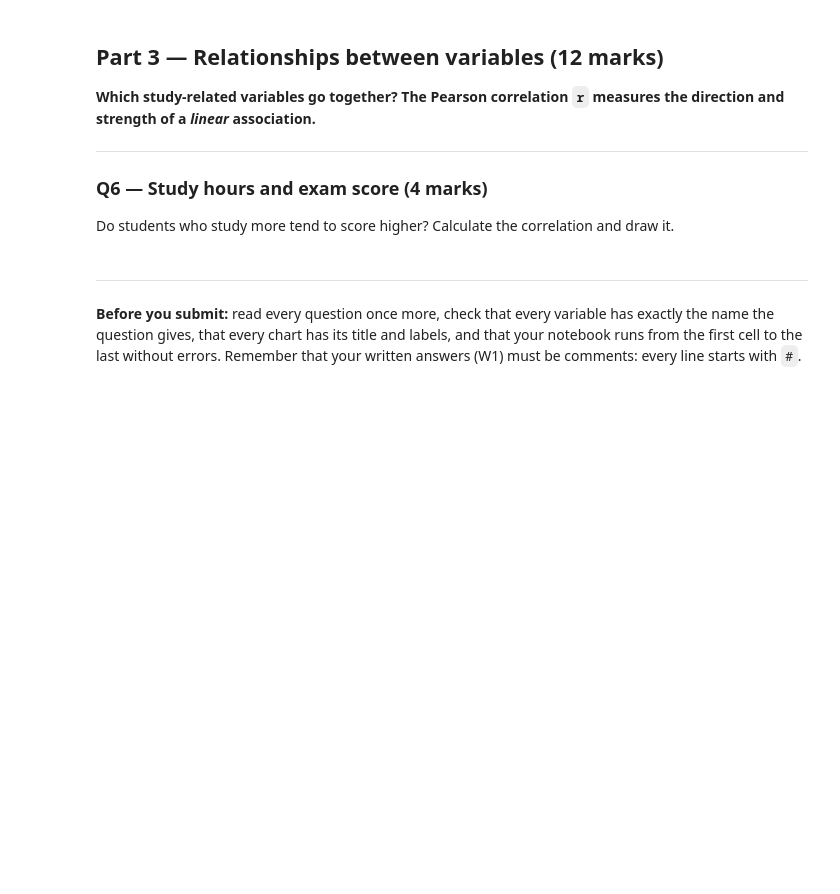
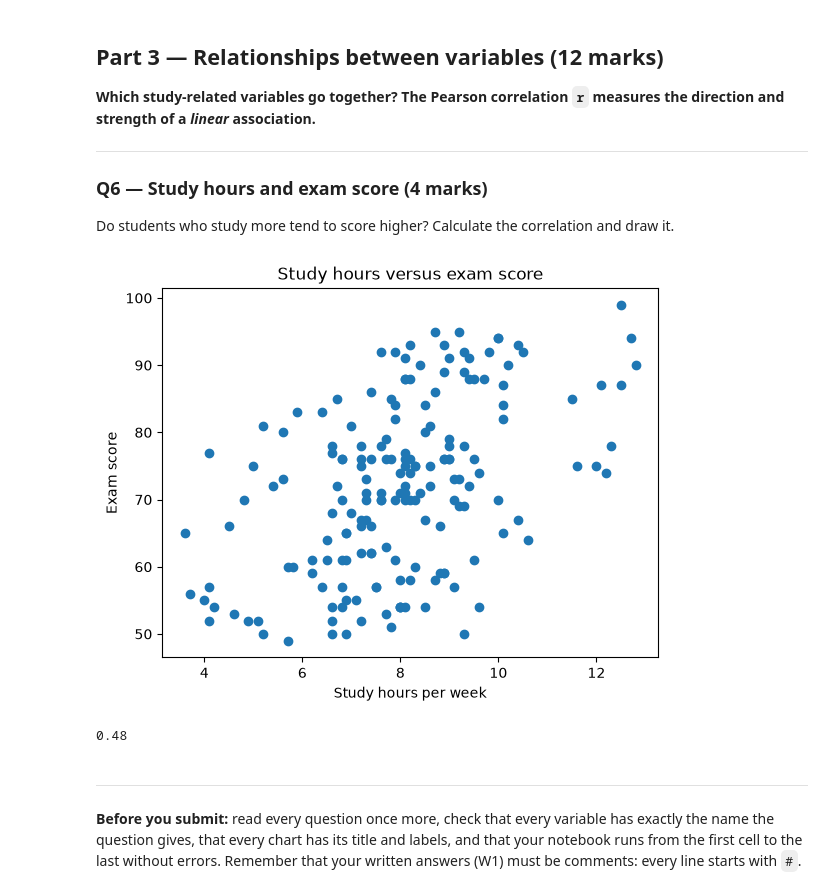
Before and after one commit to Abdullah-AlShamsi/Data-Analysis-and-Visualization, a Jupyter notebook: lab5_mini_project4/MiniProject4_B1_StudentID.ipynb, the cells around one changed output. Saved outputs shown, nothing was run; the diff lists cells and outputs as text; code cells hidden in the pictures; blank space fills up the shorter version.

```diff
--- a/lab5_mini_project4/MiniProject4_B1_StudentID.ipynb
+++ b/lab5_mini_project4/MiniProject4_B1_StudentID.ipynb
@@ -259,8 +262,21 @@ Do students who study more tend to score higher? Calculate the correlation and d
 # %%
 # TODO (6.1): Calculate the Pearson correlation between the Study_Hours column and the Exam_Score column of clean -> study_r
 # TODO (6.2): Draw a scatter plot of Study_Hours (x axis) against Exam_Score (y axis), with the title "Study hours versus exam score", the x label "Study hours per week" and the y label "Exam score", and show it using plt.show()
 # TODO (6.3): Print study_r rounded to 3 decimal places
 # === Write your answer here: ===
+study_r = clean['Study_Hours'].corr(clean['Exam_Score'])
+
+plt.scatter(clean['Study_Hours'], clean['Exam_Score'])
+plt.title("Study hours versus exam score")
+plt.xlabel("Study hours per week")
+plt.ylabel("Exam score")
+plt.show()
+
+
+print(round(study_r, 3))
+# %% [output]
+[figure, added]
+0.48
 # %% [markdown]
 ---
 
```
Also changed, not shown: parts of 1 cell of this notebook.
